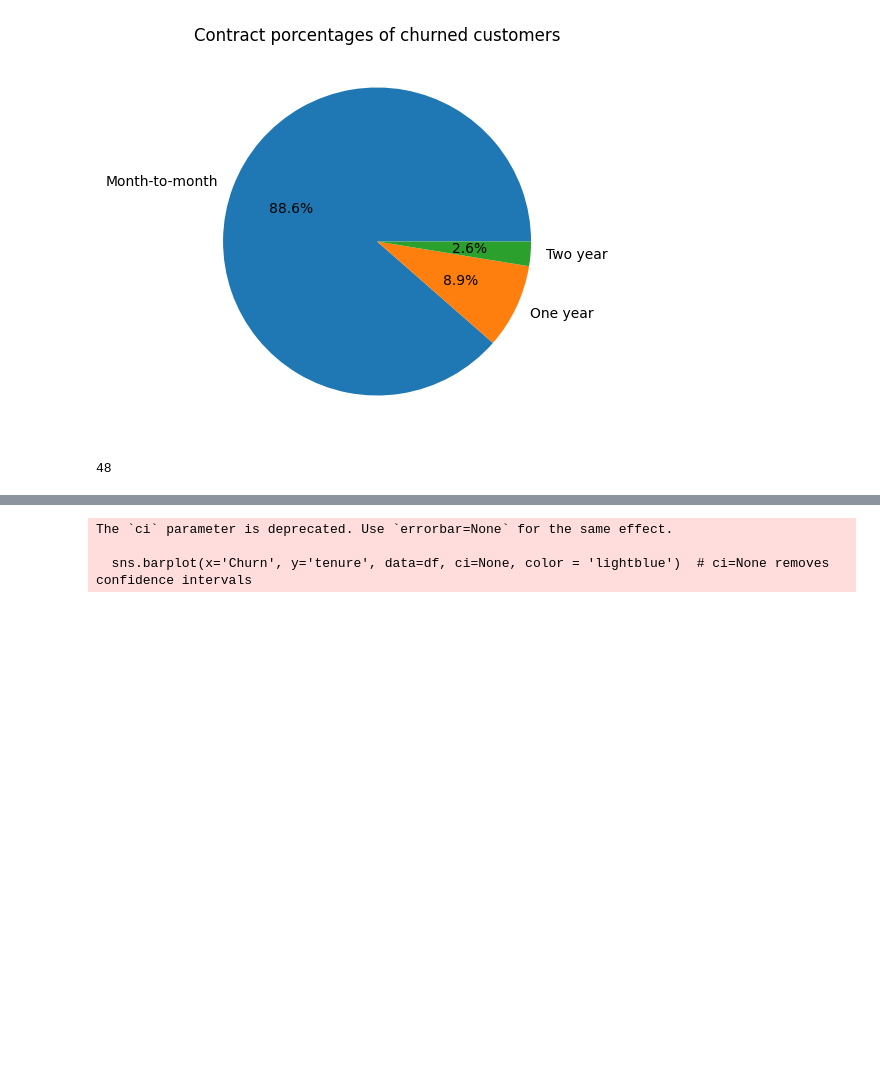
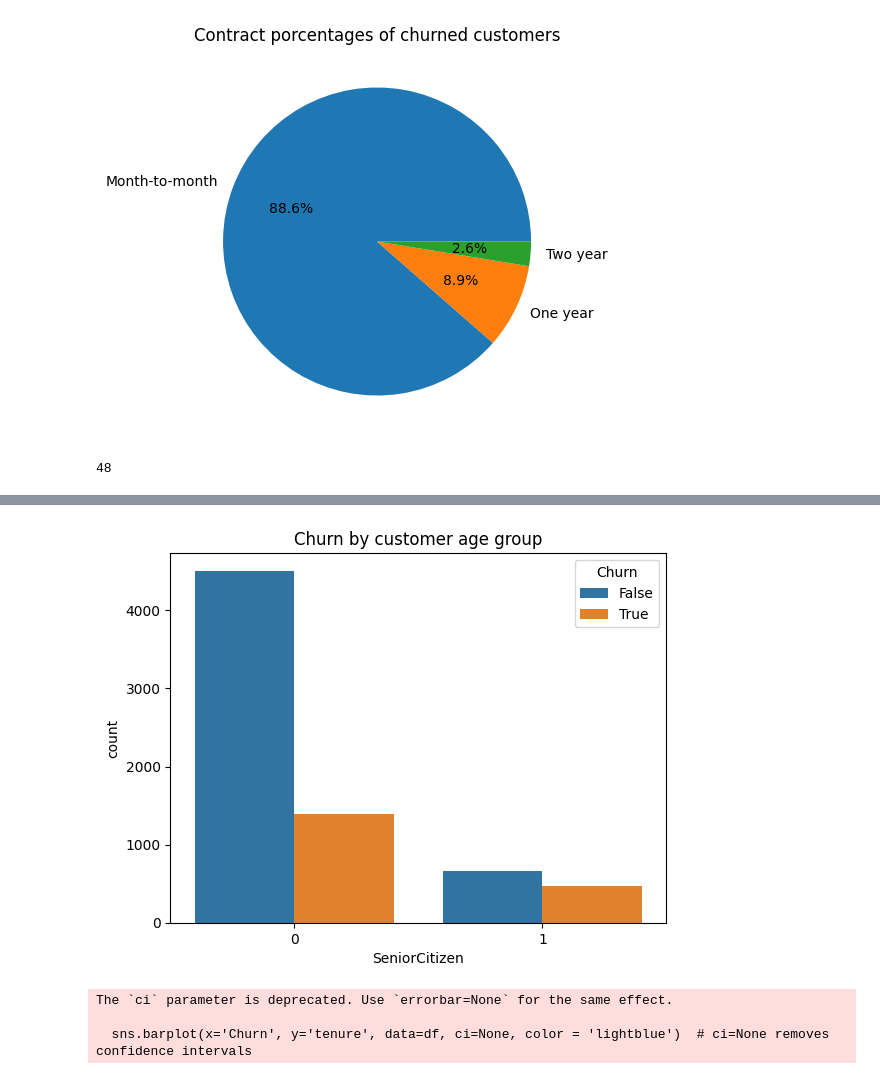
Before and after one commit to FernandoIGD12/UTEC_programming101, a Jupyter notebook: hackaton.ipynb, the cells around one changed output, grey strips where cells are left out. Drawn from its saved outputs; the diff is of its cells as text; code cells hidden in the pictures; blank space fills up the shorter version.

```diff
--- a/hackaton.ipynb
+++ b/hackaton.ipynb
@@ -110,3 +116,9 @@ print(df[(df['Churn'] == True) & (df['Contract'] == 'Two year')].shape[0])
+# %%
+sns.countplot(data=df, x='SeniorCitizen', hue='Churn')
+plt.title('Churn by customer age group')
+plt.show()
+# %% [output]
+[figure, added]
 # %%
 correlation = df[['tenure', 'Churn']].corr()
 
```
Also changed, not shown: parts of 2 cells of this notebook.
